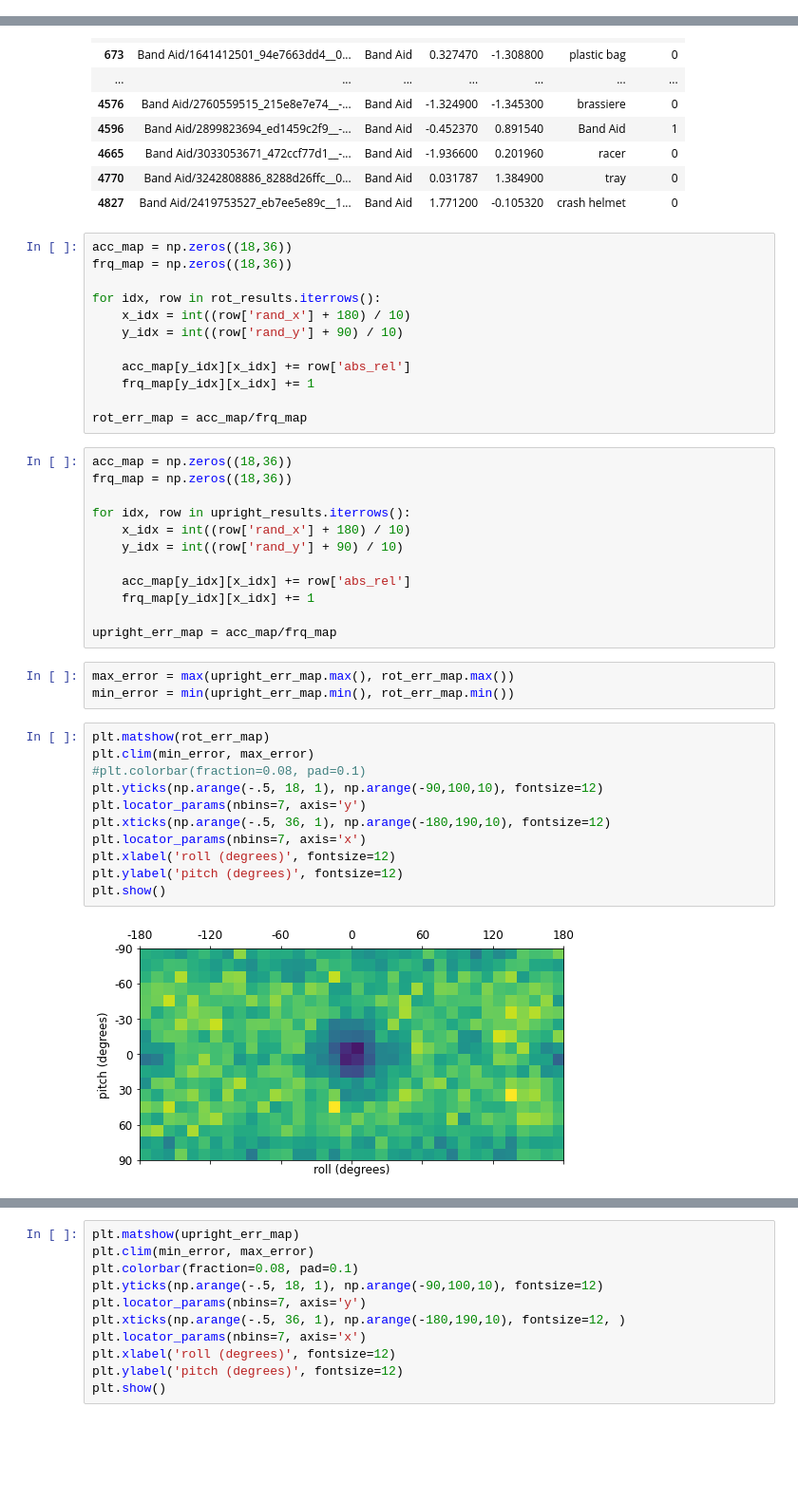
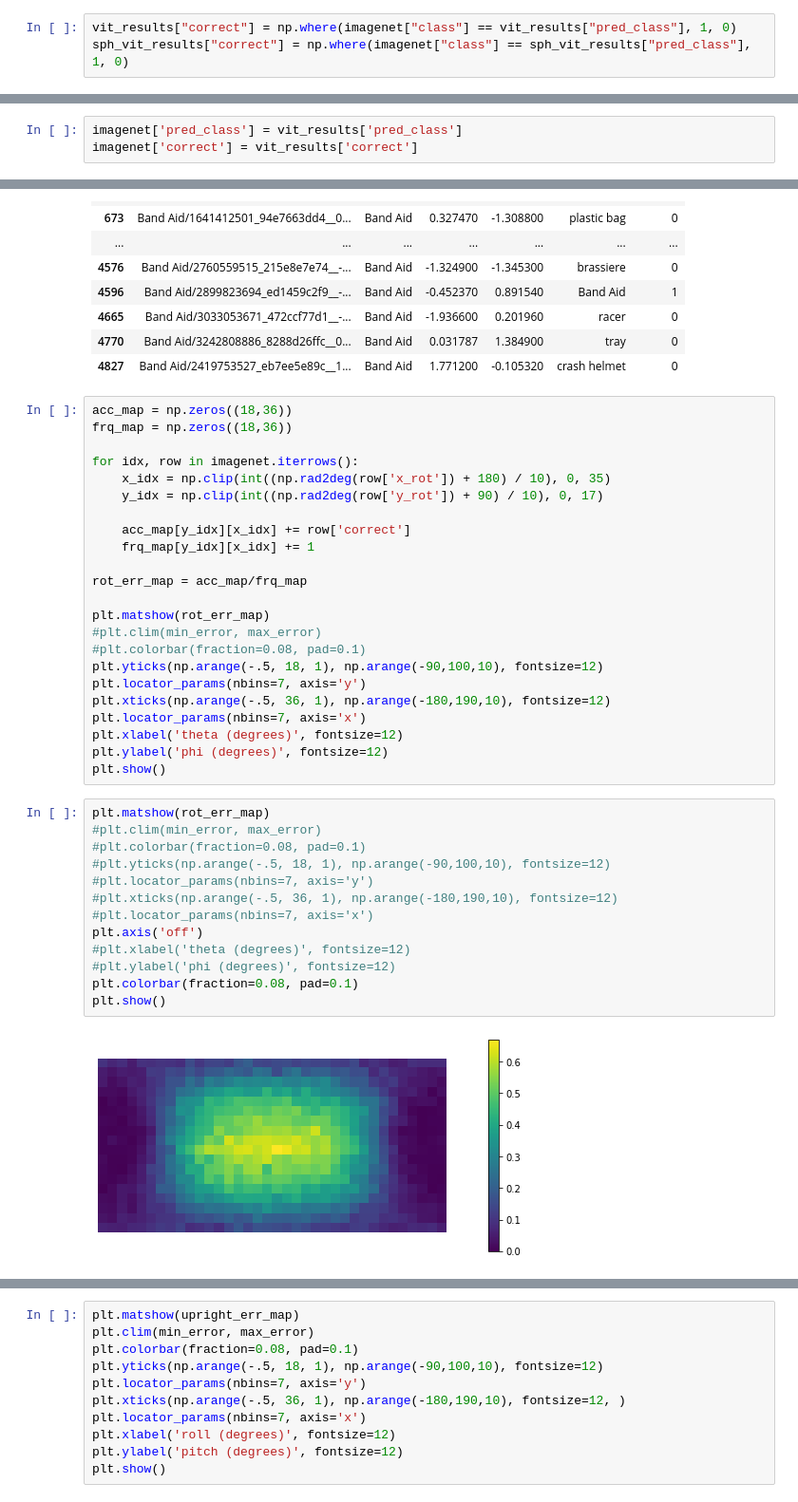
Before and after one commit to Artcs1/Spherical-Transformer-for-classification-on-sphericalimages, a Jupyter notebook: plots/error_x_rotation.ipynb, the cells around one changed output, grey strips where cells are left out. Shown at 95% size. Cells and saved outputs as stored; diff of their text form; blank space fills up the shorter version.

```diff
--- a/plots/error_x_rotation.ipynb
+++ b/plots/error_x_rotation.ipynb
@@ -19,0 +40,3 @@ sph_vit_results["correct"] = np.where(original_test["class"] == sph_vit_results[
+# %%
+vit_results["correct"] = np.where(imagenet["class"] == vit_results["pred_class"], 1, 0)
+sph_vit_results["correct"] = np.where(imagenet["class"] == sph_vit_results["pred_class"], 1, 0)
@@ -31,0 +60,3 @@ len(sph_vit_results)
+# %%
+imagenet['pred_class'] = vit_results['pred_class']
+imagenet['correct'] = vit_results['correct']
@@ -89,43 +115,41 @@ vit_results[vit_results['class'] == 'Band Aid']
 | 4665 | Band Aid/3033053671_472ccf77d1__-... | Band Aid | -1.936600 | 0.201960 | racer | 0 |
 | 4770 | Band Aid/3242808886_8288d26ffc__0... | Band Aid | 0.031787 | 1.384900 | tray | 0 |
 | 4827 | Band Aid/2419753527_eb7ee5e89c__1... | Band Aid | 1.771200 | -0.105320 | crash helmet | 0 |
-# %%
-acc_map = np.zeros((18,36))
-frq_map = np.zeros((18,36))
-
-for idx, row in rot_results.iterrows():
-    x_idx = int((row['rand_x'] + 180) / 10)
-    y_idx = int((row['rand_y'] + 90) / 10)
-
-    acc_map[y_idx][x_idx] += row['abs_rel']
-    frq_map[y_idx][x_idx] += 1
-
-rot_err_map = acc_map/frq_map
-# %%
-acc_map = np.zeros((18,36))
-frq_map = np.zeros((18,36))
-
-for idx, row in upright_results.iterrows():
-    x_idx = int((row['rand_x'] + 180) / 10)
-    y_idx = int((row['rand_y'] + 90) / 10)
-
-    acc_map[y_idx][x_idx] += row['abs_rel']
-    frq_map[y_idx][x_idx] += 1
-
-upright_err_map = acc_map/frq_map
-# %%
-max_error = max(upright_err_map.max(), rot_err_map.max())
-min_error = min(upright_err_map.min(), rot_err_map.min())
+# %%
+acc_map = np.zeros((18,36))
+frq_map = np.zeros((18,36))
+
+for idx, row in imagenet.iterrows():
+    x_idx = np.clip(int((np.rad2deg(row['x_rot']) + 180) / 10), 0, 35)
+    y_idx = np.clip(int((np.rad2deg(row['y_rot']) + 90) / 10), 0, 17)
+
+    acc_map[y_idx][x_idx] += row['correct']
+    frq_map[y_idx][x_idx] += 1
+
+rot_err_map = acc_map/frq_map
+
+plt.matshow(rot_err_map)
+#plt.clim(min_error, max_error)
+#plt.colorbar(fraction=0.08, pad=0.1)
+plt.yticks(np.arange(-.5, 18, 1), np.arange(-90,100,10), fontsize=12)
+plt.locator_params(nbins=7, axis='y')
+plt.xticks(np.arange(-.5, 36, 1), np.arange(-180,190,10), fontsize=12)
+plt.locator_params(nbins=7, axis='x')
+plt.xlabel('theta (degrees)', fontsize=12)
+plt.ylabel('phi (degrees)', fontsize=12)
+plt.show()
 # %%
 plt.matshow(rot_err_map)
-plt.clim(min_error, max_error)
+#plt.clim(min_error, max_error)
 #plt.colorbar(fraction=0.08, pad=0.1)
-plt.yticks(np.arange(-.5, 18, 1), np.arange(-90,100,10), fontsize=12)
-plt.locator_params(nbins=7, axis='y')
-plt.xticks(np.arange(-.5, 36, 1), np.arange(-180,190,10), fontsize=12)
-plt.locator_params(nbins=7, axis='x')
-plt.xlabel('roll (degrees)', fontsize=12)
-plt.ylabel('pitch (degrees)', fontsize=12)
+#plt.yticks(np.arange(-.5, 18, 1), np.arange(-90,100,10), fontsize=12)
+#plt.locator_params(nbins=7, axis='y')
+#plt.xticks(np.arange(-.5, 36, 1), np.arange(-180,190,10), fontsize=12)
+#plt.locator_params(nbins=7, axis='x')
+plt.axis('off')
+#plt.xlabel('theta (degrees)', fontsize=12)
+#plt.ylabel('phi (degrees)', fontsize=12)
+plt.colorbar(fraction=0.08, pad=0.1)
 plt.show()
 # %% [output]
-[figure, old version]
+[figure, new version]
```
Also changed, not shown: parts of 23 cells of this notebook, 2 other files.
